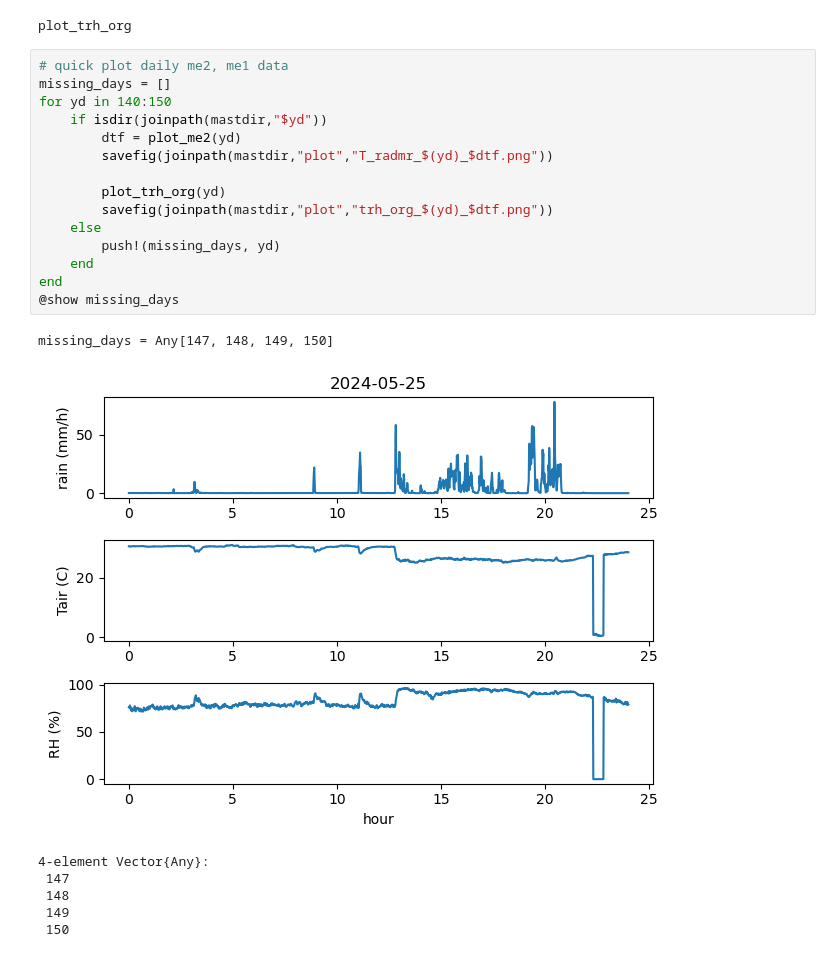
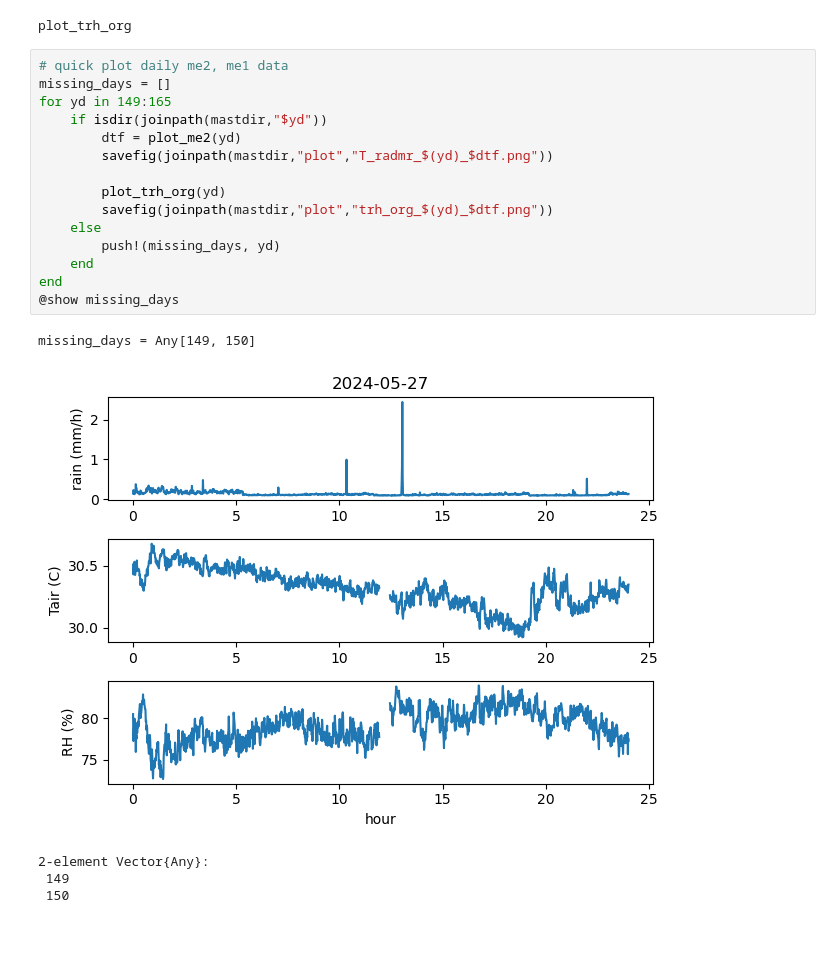
Before and after one commit to deszoeke/ASTRAL-mast, a Jupyter notebook: read_met.ipynb, the cells around one changed output. Saved outputs shown, nothing was run; the diff lists cells and outputs as text.

```diff
--- a/read_met.ipynb
+++ b/read_met.ipynb
@@ -178,23 +179,21 @@ plot_trh_org
 # %%
 # quick plot daily me2, me1 data
 missing_days = []
-for yd in 140:150
+for yd in 149:165
     if isdir(joinpath(mastdir,"$yd"))
         dtf = plot_me2(yd)
         savefig(joinpath(mastdir,"plot","T_radmr_$(yd)_$dtf.png"))
 
         plot_trh_org(yd)
         savefig(joinpath(mastdir,"plot","trh_org_$(yd)_$dtf.png"))
     else
         push!(missing_days, yd)
     end
 end
 @show missing_days
 # %% [output]
-missing_days = Any[147, 148, 149, 150]
+missing_days = Any[149, 150]
-[figure, old version]
+[figure, new version]
-4-element Vector{Any}:
- 147
- 148
+2-element Vector{Any}:
  149
  150
```
Also changed, not shown: parts of 1 cell of this notebook, 4 other files.
